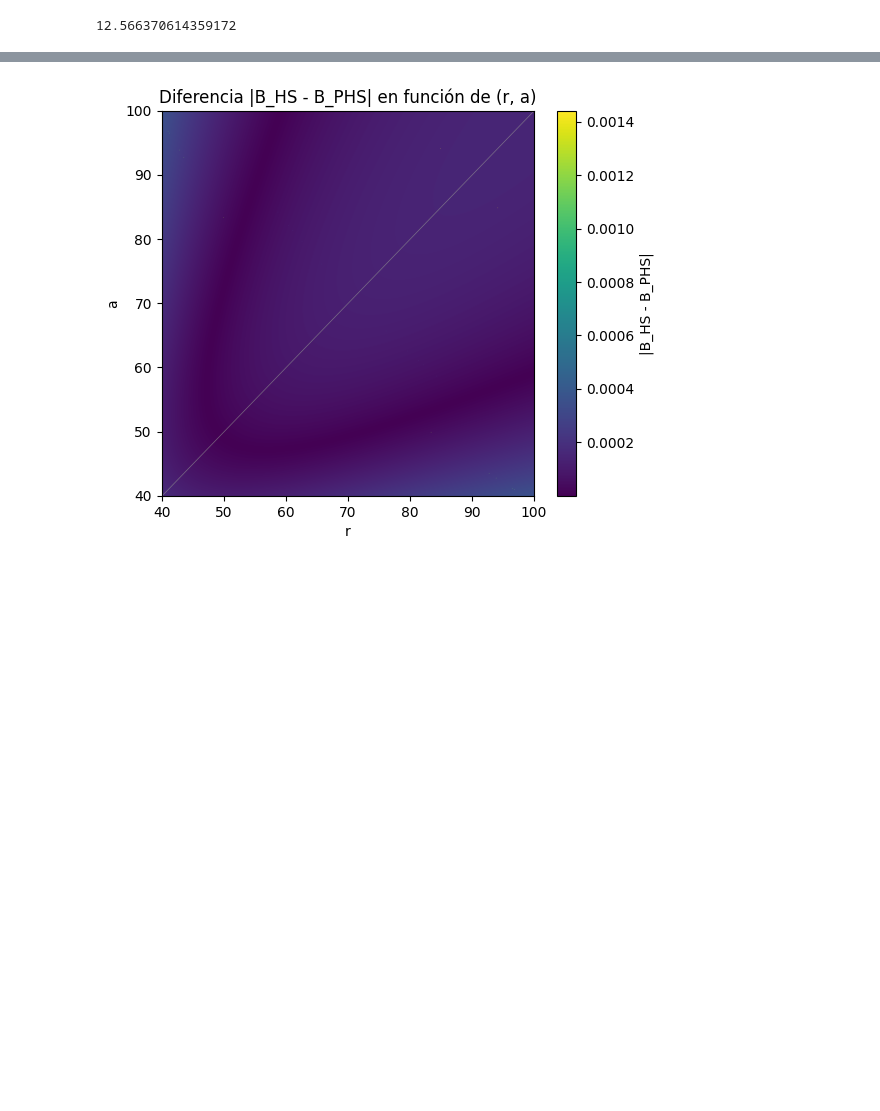
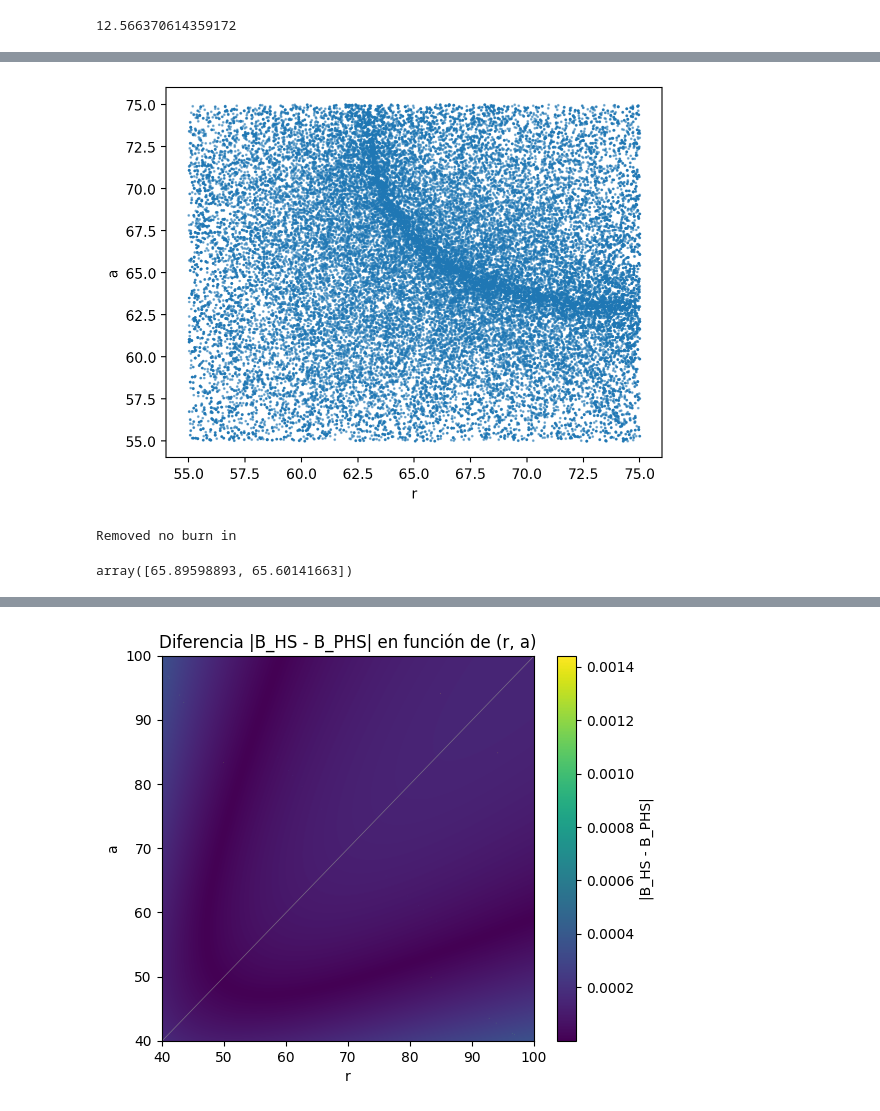
Before and after one commit to Alanxyz/statisticalphysicsrocks, a Jupyter notebook: MC.ipynb, the cells around one changed output, grey strips where cells are left out. Drawn from its saved outputs; the diff is of its cells as text; code cells hidden in the pictures; blank space fills up the shorter version.

```diff
--- a/MC.ipynb
+++ b/MC.ipynb
@@ -358,0 +357,19 @@ WARNING:root:Too few points to create valid contours
+# %%
+plt.scatter(samples[:, 0], samples[:, 1], s=1, alpha=0.5)
+plt.xlabel("r")
+plt.ylabel("a")
+plt.show()
+# %% [output]
+[figure, added]
+# %%
+param_names = [r'$\lambda_r$', r'$\lambda_a$']
+mcsamples = MCSamples(samples = samples, names = param_names)
+s = mcsamples.copy(settings={'mult_bias_correction_order':1,
+                       #'smooth_scale_2D':0,
+                       'smooth_scale_1D':0.8})
+# %% [output]
+Removed no burn in
+# %%
+mcsamples.getMeans()
+# %% [output]
+array([65.89598893, 65.60141663])
```
Also changed, not shown: parts of 5 cells of this notebook.
